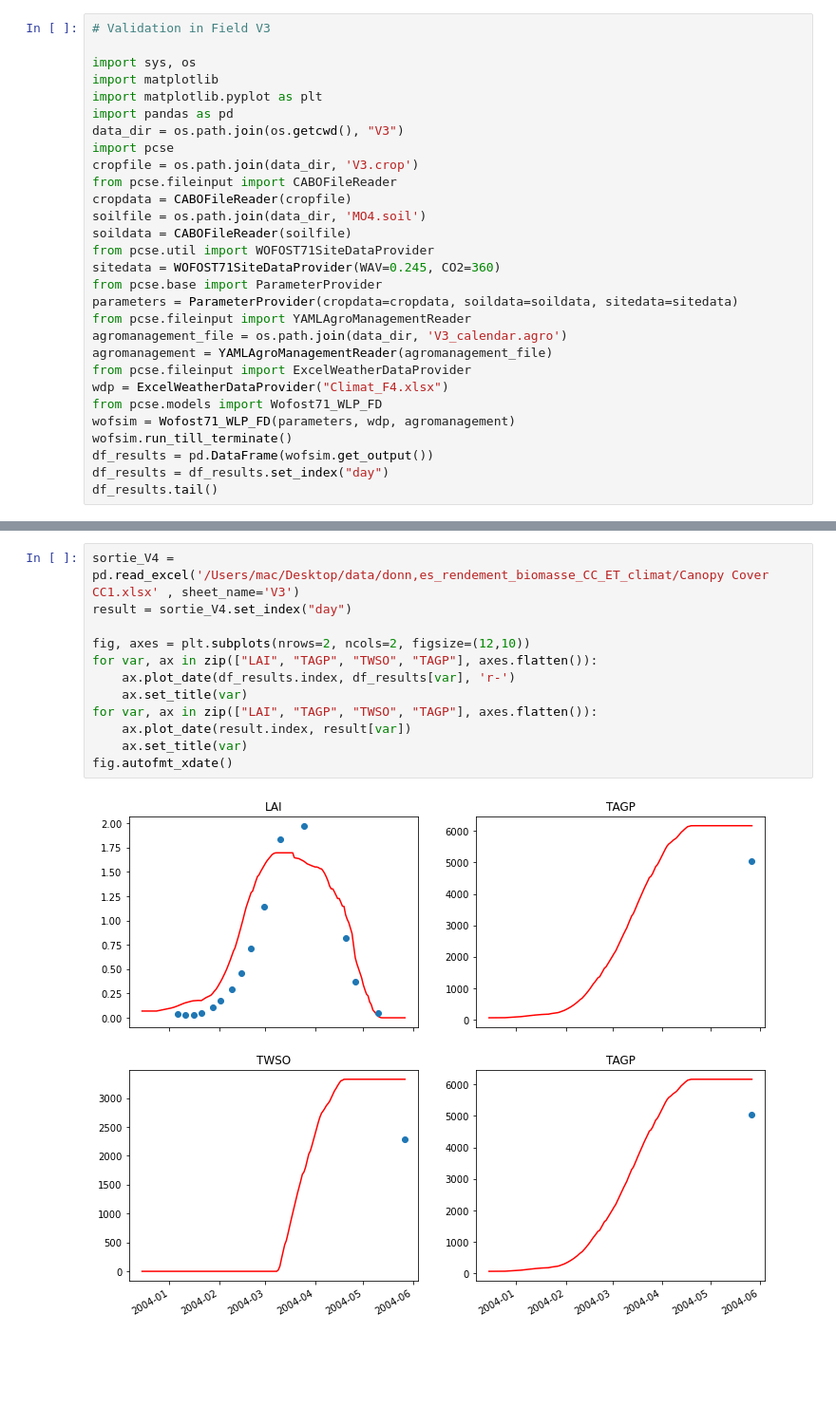
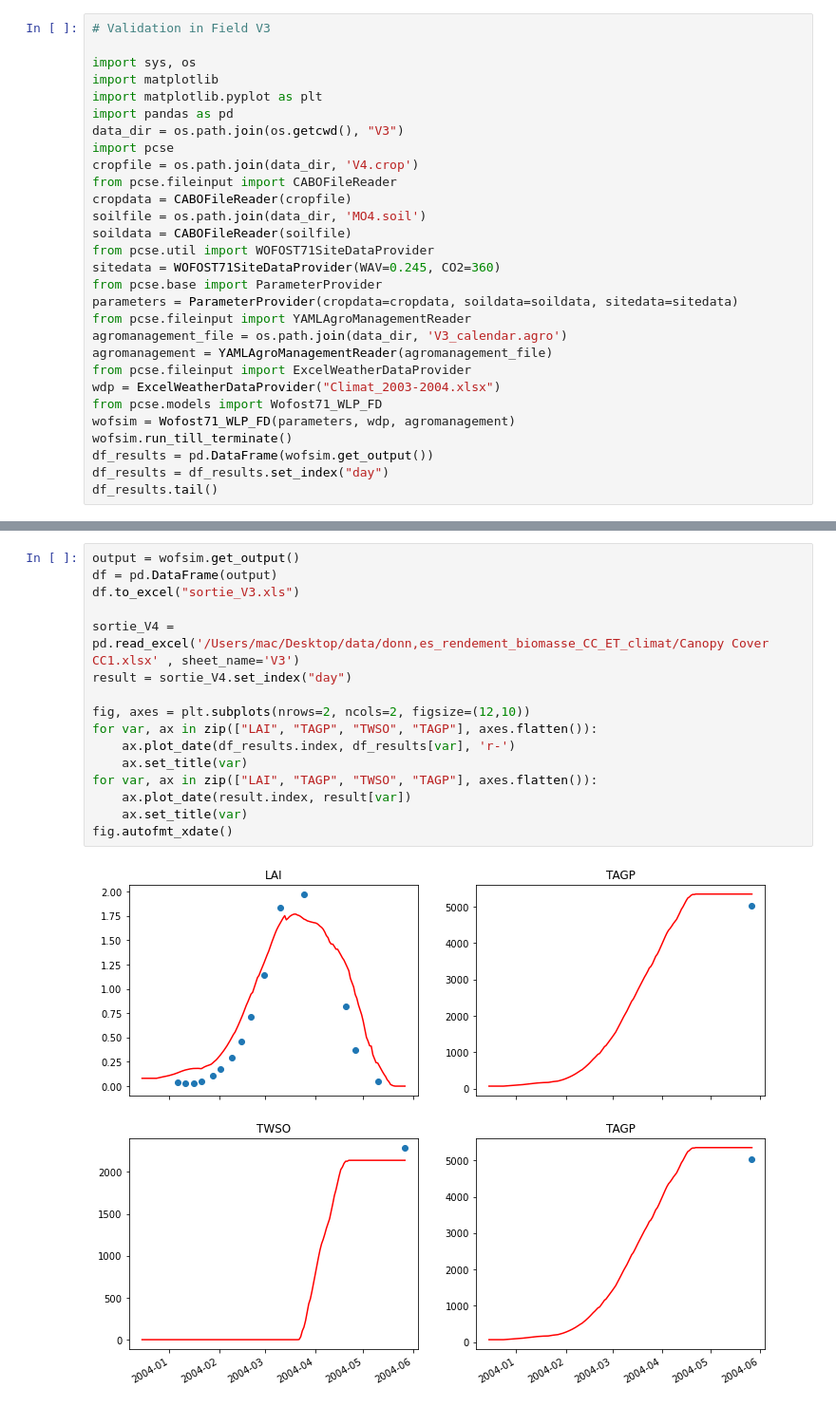
Before and after one commit to Lucas-Emmanuel/-WOFOST-Calibration_Morocco, a Jupyter notebook: Validation in Field V3.ipynb, the cells around one changed output, grey strips where cells are left out. Shown at 95% size. Saved outputs shown, nothing was run; the diff lists cells and outputs as text; blank space fills up the shorter version.

```diff
--- a/Validation in Field V3.ipynb
+++ b/Validation in Field V3.ipynb
@@ -7,7 +7,7 @@ import matplotlib.pyplot as plt
 import pandas as pd
 data_dir = os.path.join(os.getcwd(), "V3")
 import pcse
-cropfile = os.path.join(data_dir, 'V3.crop')
+cropfile = os.path.join(data_dir, 'V4.crop')
 from pcse.fileinput import CABOFileReader
 cropdata = CABOFileReader(cropfile)
 soilfile = os.path.join(data_dir, 'MO4.soil')
@@ -20,7 +20,7 @@ from pcse.fileinput import YAMLAgroManagementReader
 agromanagement_file = os.path.join(data_dir, 'V3_calendar.agro')
 agromanagement = YAMLAgroManagementReader(agromanagement_file)
 from pcse.fileinput import ExcelWeatherDataProvider
-wdp = ExcelWeatherDataProvider("Climat_F4.xlsx")
+wdp = ExcelWeatherDataProvider("Climat_2003-2004.xlsx")
 from pcse.models import Wofost71_WLP_FD
 wofsim = Wofost71_WLP_FD(parameters, wdp, agromanagement)
 wofsim.run_till_terminate()
@@ -40,14 +38,18 @@ Platform not recognized, using system temp directory for PCSE settings.
 # %%
+output = wofsim.get_output()
+df = pd.DataFrame(output)
+df.to_excel("sortie_V3.xls")
+
 sortie_V4 = pd.read_excel('/Users/mac/Desktop/data/donn‚es_rendement_biomasse_CC_ET_climat/Canopy Cover CC1.xlsx' , sheet_name='V3')
 result = sortie_V4.set_index("day")
 
 fig, axes = plt.subplots(nrows=2, ncols=2, figsize=(12,10))
 for var, ax in zip(["LAI", "TAGP", "TWSO", "TAGP"], axes.flatten()):
     ax.plot_date(df_results.index, df_results[var], 'r-')
     ax.set_title(var)
 for var, ax in zip(["LAI", "TAGP", "TWSO", "TAGP"], axes.flatten()):
     ax.plot_date(result.index, result[var])
     ax.set_title(var)
 fig.autofmt_xdate()
 # %% [output]
-[figure, old version]
+[figure, new version]
```
Also changed, not shown: parts of 1 cell of this notebook, 7 other files.
